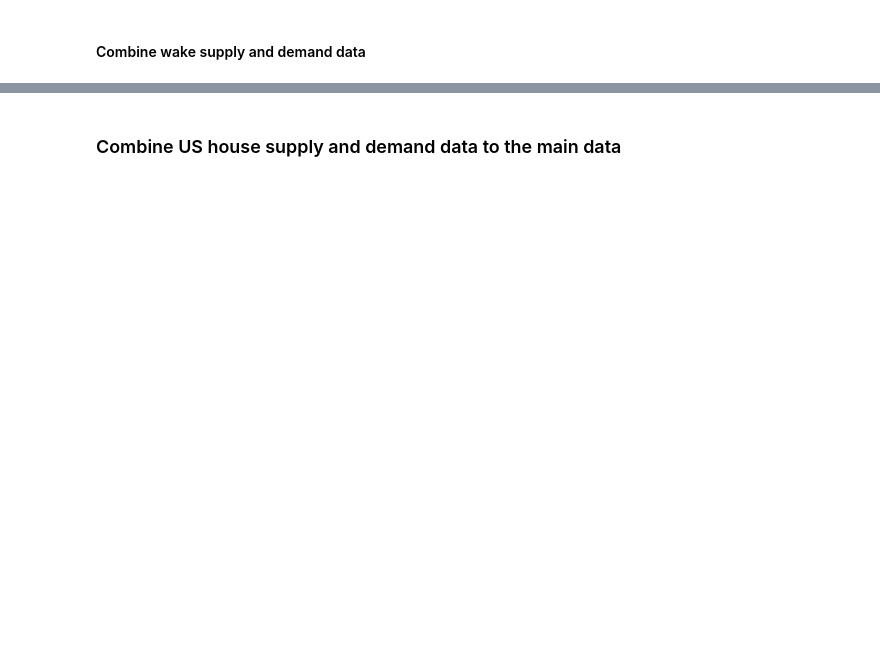
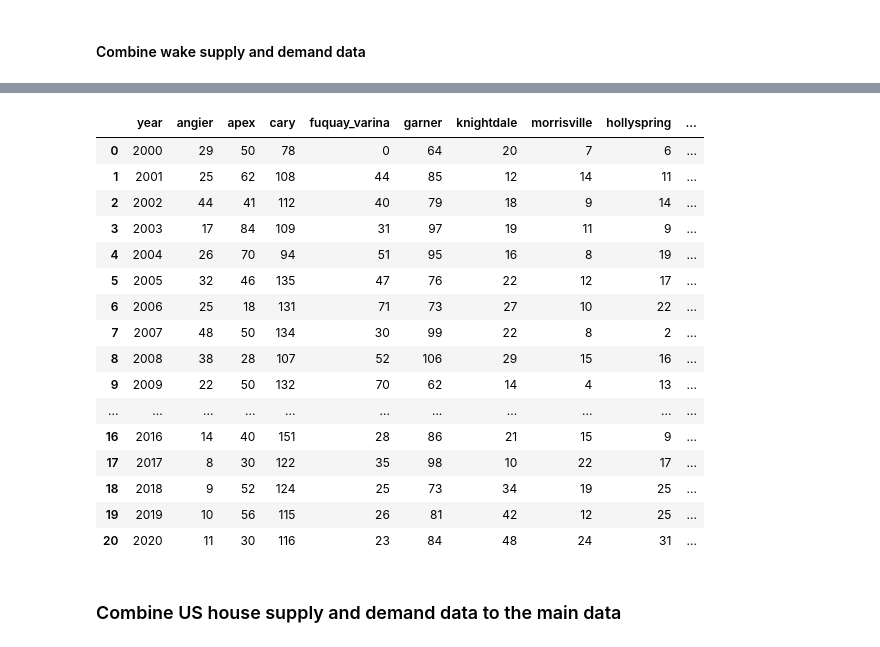
Before and after one commit to alisongh/SIADS-696-Milestone-II, a Jupyter notebook: house_summary.ipynb, the cells around one changed output, grey strips where cells are left out. Saved outputs shown, nothing was run; the diff lists cells and outputs as text; code cells hidden in the pictures; blank space fills up the shorter version.

Commit message:
added crime data

```diff
--- a/house_summary.ipynb
+++ b/house_summary.ipynb
@@ -558,0 +408,12 @@ wake_house_supply_demand_df.head()
+# %%
+# Read in the crime data
+morrisville = pd.read_csv('assets/crime_rate/morrisville.csv')
+morrisville = morrisville.transpose()
+morrisville.reset_index(inplace=True)
+
+morrisville.drop(labels=[0], axis=0, inplace=True)
+morrisville.rename(columns={'index':'year', 0:'morrisville'}, inplace=True)
+morrisville.drop(labels=[1], axis=1, inplace=True)
+morrisville['year'] = morrisville['year'].astype(int)
+morrisville['morrisville'] = morrisville['morrisville'].astype(int)
+# morrisville
@@ -559,3 +471,53 @@ wake_house_supply_demand_df.head()
+# %%
+# Read in the crime data
+wake_forest = pd.read_csv('assets/crime_rate/wake_forest.csv')
+wake_forest = wake_forest.transpose()
+wake_forest.reset_index(inplace=True)
+
+wake_forest.drop(labels=[0], axis=0, inplace=True)
+wake_forest.rename(columns={'index':'year', 0:'wake_forest'}, inplace=True)
+wake_forest.drop(labels=[1], axis=1, inplace=True)
+# fille out missed value for 2000
+wake_forest = wake_forest.append({'year':2000, 'wake_forest':wake_forest.iloc[0:4, 1].median()}, ignore_index=True)
+wake_forest['year'] = wake_forest['year'].astype(int)
+wake_forest['wake_forest'] = wake_forest['wake_forest'].astype(int)
+wake_forest = wake_forest.sort_values(by='year')
+wake_forest.reset_index(inplace=True, drop=True)
+# wake_forest
+# %%
+# Merge all crime datasets
+crime_1 = pd.merge(angier, apex, on='year')
+crime_2 = pd.merge(crime_1, cary, on='year')
+crime_3 = pd.merge(crime_2, fuquay_varina, on='year')
+crime_4 = pd.merge(crime_3, garner, on='year')
+crime_5 = pd.merge(crime_4, knightdale, on='year')
+crime_6 = pd.merge(crime_5, morrisville, on='year')
+crime_7 = pd.merge(crime_6, hollyspring, on='year')
+crime_8 = pd.merge(crime_7, raleigh, on='year')
+crime_9 = pd.merge(crime_8, rolesville, on='year')
+crime_final = pd.merge(crime_9, wake_forest, on='year')
+crime_final['year'] = pd.to_datetime(crime_final['year'], format='%Y')
+crime_final['year'] = crime_final['year'].dt.year
+# crime_final.to_csv('assets/crime_final.csv', index=False)
+crime_final
+# %% [output]
+|  | year | angier | apex | cary | fuquay_varina | garner | knightdale | morrisville | hollyspring | ... |
+| 0 | 2000 | 29 | 50 | 78 | 0 | 64 | 20 | 7 | 6 | ... |
+| 1 | 2001 | 25 | 62 | 108 | 44 | 85 | 12 | 14 | 11 | ... |
+| 2 | 2002 | 44 | 41 | 112 | 40 | 79 | 18 | 9 | 14 | ... |
+| 3 | 2003 | 17 | 84 | 109 | 31 | 97 | 19 | 11 | 9 | ... |
+| 4 | 2004 | 26 | 70 | 94 | 51 | 95 | 16 | 8 | 19 | ... |
+| 5 | 2005 | 32 | 46 | 135 | 47 | 76 | 22 | 12 | 17 | ... |
+| 6 | 2006 | 25 | 18 | 131 | 71 | 73 | 27 | 10 | 22 | ... |
+| 7 | 2007 | 48 | 50 | 134 | 30 | 99 | 22 | 8 | 2 | ... |
+| 8 | 2008 | 38 | 28 | 107 | 52 | 106 | 29 | 15 | 16 | ... |
+| 9 | 2009 | 22 | 50 | 132 | 70 | 62 | 14 | 4 | 13 | ... |
+| ... | ... | ... | ... | ... | ... | ... | ... | ... | ... | ... |
+| 16 | 2016 | 14 | 40 | 151 | 28 | 86 | 21 | 15 | 9 | ... |
+| 17 | 2017 | 8 | 30 | 122 | 35 | 98 | 10 | 22 | 17 | ... |
+| 18 | 2018 | 9 | 52 | 124 | 25 | 73 | 34 | 19 | 25 | ... |
+| 19 | 2019 | 10 | 56 | 115 | 26 | 81 | 42 | 12 | 25 | ... |
+| 20 | 2020 | 11 | 30 | 116 | 23 | 84 | 48 | 24 | 31 | ... |
 # %% [markdown]
 ### Combine US house supply and demand data to the main data
 # %%
```
Also changed, not shown: parts of 41 cells of this notebook.
